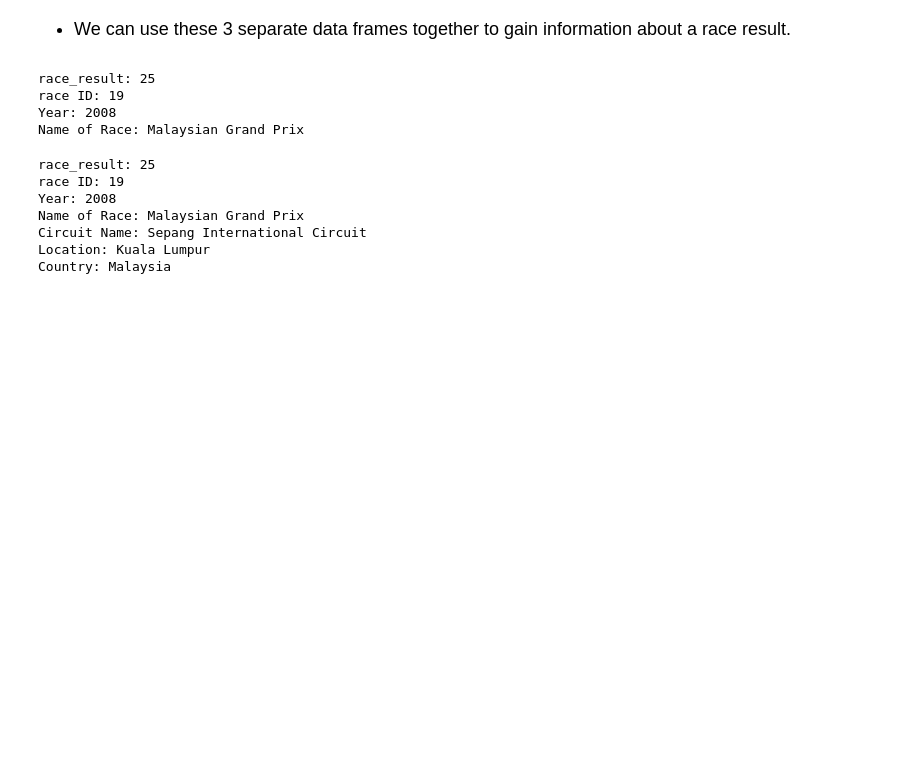
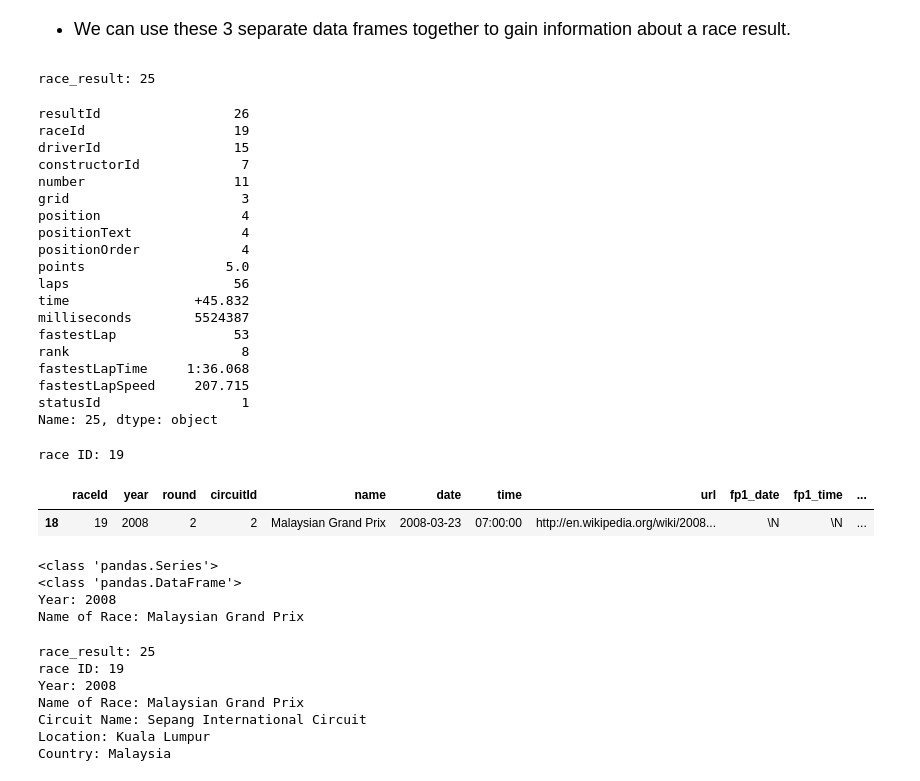
Before and after one commit to victoria724/datasci151fall2026, a Jupyter notebook: lecture_09_merging_and_cleaning/Lecture09a_merging.ipynb, the cells around one changed output. Drawn from its saved outputs; the diff is of its cells as text; code cells hidden in the pictures; blank space fills up the shorter version.

```diff
--- a/lecture_09_merging_and_cleaning/Lecture09a_merging.ipynb
+++ b/lecture_09_merging_and_cleaning/Lecture09a_merging.ipynb
@@ -79,40 +79,63 @@ df_circuits:
 
 result_row = 25
 # result_row = 3000
 # result_row = 24001
 race_result = df_results.iloc[result_row, :]
 
 
 print("race_result:", result_row)
-# display(race_result)
+display(race_result)
 
 # # grab the raceId number
 race_id = race_result["raceId"]
 print("race ID:", race_id)
 
 race_info = df_races.query("raceId == @race_id")
 
-# display(race_info)
-# print(type(race_result))
-# print(type(race_info))
+display(race_info)
+print(type(race_result))
+print(type(race_info))
 
 race_year = race_info["year"].item()
 race_name = race_info["name"].item()
 circuit_id = race_info["circuitId"].item()
 
 print("Year:", race_year)
 print("Name of Race:", race_name)
 
 circuit_info = df_circuits.query("circuitId == @circuit_id")
 # display(circuit_info)
 circuit_name = circuit_info["name"].item()
 circuit_loc = circuit_info["location"].item()
 circuit_country = circuit_info["country"].item()
 # %% [output]
 race_result: 25
-race ID: 19
-Year: 2008
-Name of Race: Malaysian Grand Prix
+resultId                 26
+raceId                   19
+driverId                 15
+constructorId             7
+number                   11
+grid                      3
+position                  4
+positionText              4
+positionOrder             4
+points                  5.0
+laps                     56
+time                +45.832
+milliseconds        5524387
+fastestLap               53
+rank                      8
+fastestLapTime     1:36.068
+fastestLapSpeed     207.715
+statusId                  1
+Name: 25, dtype: object
+race ID: 19
+|  | raceId | year | round | circuitId | name | date | time | url | fp1_date | fp1_time | ... |
+| 18 | 19 | 2008 | 2 | 2 | Malaysian Grand Prix | 2008-03-23 | 07:00:00 | http://en.wikipedia.org/wiki/2008... | \N | \N | ... |
+<class 'pandas.Series'>
+<class 'pandas.DataFrame'>
+Year: 2008
+Name of Race: Malaysian Grand Prix
 # %%
 # pick one of the rows in results.csv between 0 and 25,659
 
```
Also changed, not shown: 2 other files.
